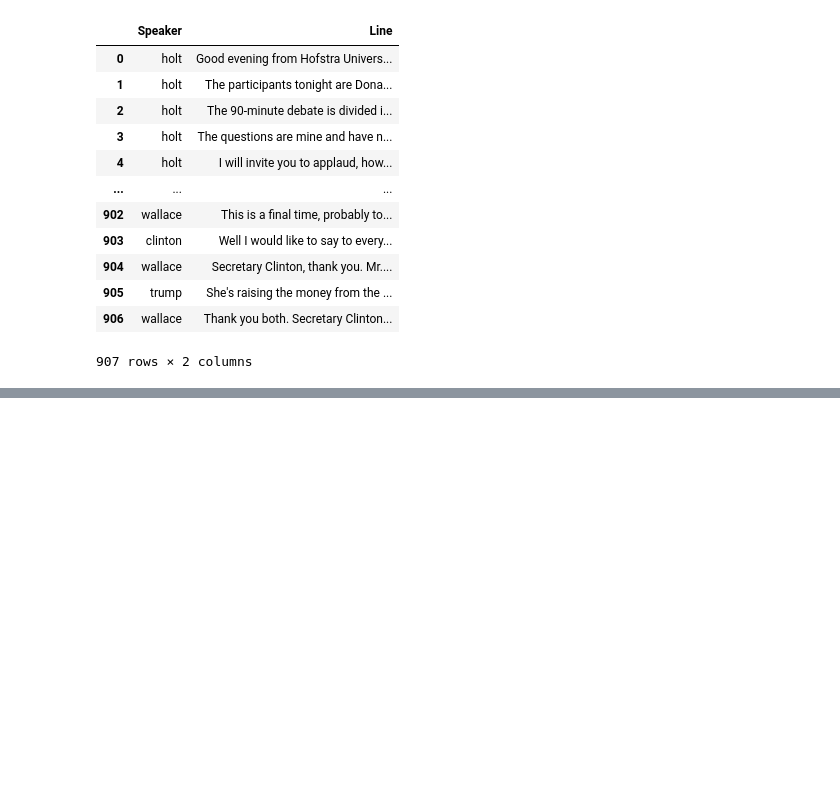
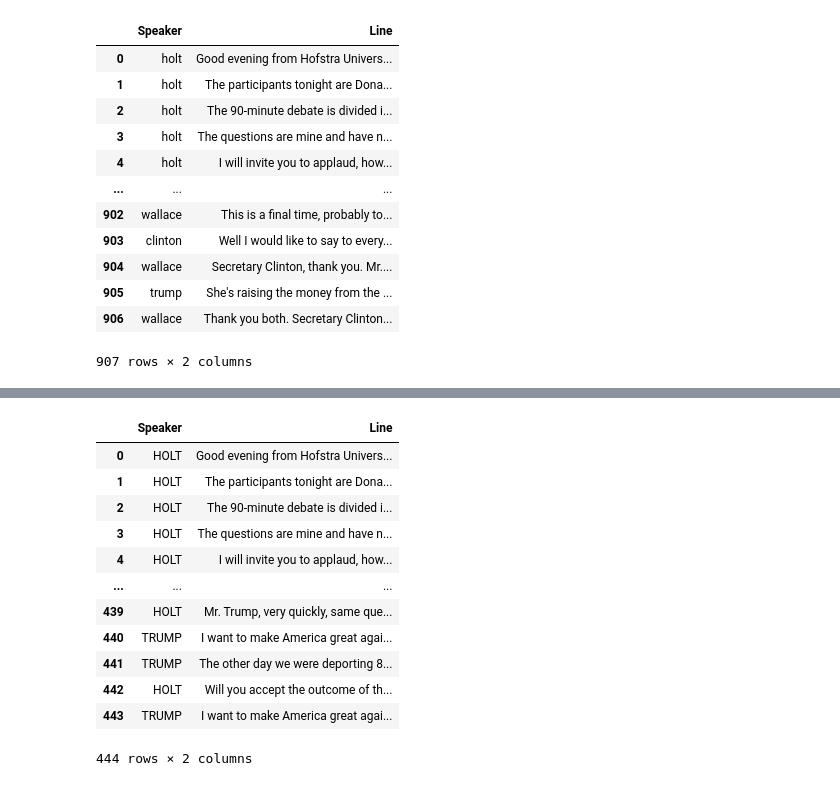
Before and after one commit to Kevhpark5/discerining-the-debate, a Jupyter notebook: Data/Presidential Webscraping.ipynb, the cells around one changed output, grey strips where cells are left out. Drawn from its saved outputs; the diff is of its cells as text; code cells hidden in the pictures; blank space fills up the shorter version.

```diff
--- a/Data/Presidential Webscraping.ipynb
+++ b/Data/Presidential Webscraping.ipynb
@@ -412,0 +453,16 @@ ax.legend(fontsize = 36)
+# %%
+debate1
+# %% [output]
+|  | Speaker | Line |
+| 0 | HOLT | Good evening from Hofstra Univers... |
+| 1 | HOLT | The participants tonight are Dona... |
+| 2 | HOLT | The 90-minute debate is divided i... |
+| 3 | HOLT | The questions are mine and have n... |
+| 4 | HOLT | I will invite you to applaud, how... |
+| ... | ... | ... |
+| 439 | HOLT | Mr. Trump, very quickly, same que... |
+| 440 | TRUMP | I want to make America great agai... |
+| 441 | TRUMP | The other day we were deporting 8... |
+| 442 | HOLT | Will you accept the outcome of th... |
+| 443 | TRUMP | I want to make America great agai... |
+444 rows × 2 columns
```
Also changed, not shown: parts of 8 cells of this notebook, 1 other file.
